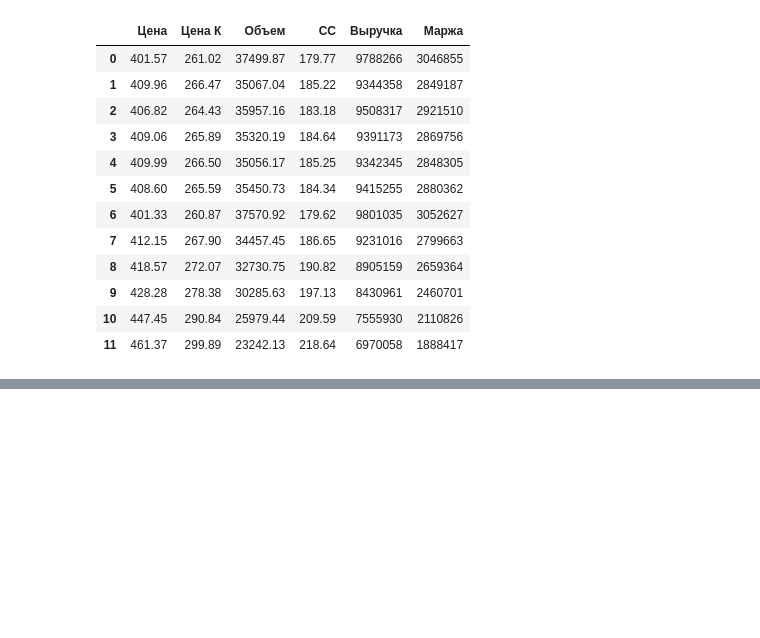
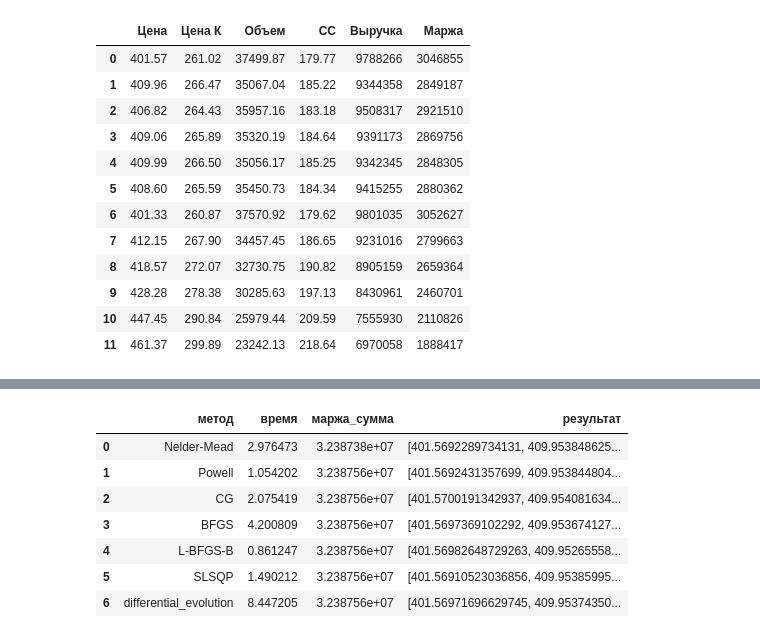
Before and after one commit to budennovsk/Pandas, a Jupyter notebook: optim_project_1.ipynb, the cells around one changed output, grey strips where cells are left out. Drawn from its saved outputs; the diff is of its cells as text; code cells hidden in the pictures; blank space fills up the shorter version.

```diff
--- a/optim_project_1.ipynb
+++ b/optim_project_1.ipynb
@@ -35,11 +95,11 @@ df
 # %%
 import pandas as pd
 import numpy as np
-from scipy.optimize import minimize
+from scipy.optimize import differential_evolution
 
 # Данные для DataFrame
 data = {
-    'Цена': [401.57, 409.96, 406.82, 409.06, 409.99, 408.60, 401.33, 412.15, 418.57, 428.28, 447.45, 461.37],
+    'Цена': [400, 400, 400, 400, 400, 400, 400, 400, 400, 400, 400, 400],
     'СС': [179.77, 185.22, 183.18, 184.64, 185.25, 184.34, 179.62, 186.65, 190.82, 197.13, 209.59, 218.64],
 }
 
@@ -52,14 +112,11 @@ def objective(x):
     df['Маржа_all'] = (np.exp(-df['Цена']*0.008)*931604) * ((df['Цена']*0.65) - df['СС'])
     return -df['Маржа_all'].sum()
 
-# Начальные значения для цен
-x0 = df['Цена'].values
+# Ограничения
+bounds = [(400, 600)] * len(df['Цена'])
 
-# Ограничения
-bounds = [(600, 1000)] * len(x0)
-
-# Оптимизация
-result = minimize(objective, x0, bounds=bounds)
+# Оптимизация с использованием метода differential_evolution
+result = differential_evolution(objective, bounds)
 
 # Обновление цен в DataFrame
 df['Цена'] = result.x
@@ -87,10 +144,12 @@ print(df)
 import pandas as pd
 import numpy as np
 from scipy.optimize import minimize
+from scipy.optimize import differential_evolution
+import time
 
 # Данные для DataFrame
 data = {
-    'Цена': [401.57, 409.96, 406.82, 409.06, 409.99, 408.60, 401.33, 412.15, 418.57, 428.28, 447.45, 461.37],
+    'Цена': [400, 400, 400, 400, 400, 400, 400, 400, 400, 400, 400, 400],
     'СС': [179.77, 185.22, 183.18, 184.64, 185.25, 184.34, 179.62, 186.65, 190.82, 197.13, 209.59, 218.64],
 }
 
@@ -99,9 +158,9 @@ df = pd.DataFrame(data)
 
 # Функция для оптимизации (минимизация отрицательной маржи)
 def objective(x):
-    df['Цена'] = x
-    df['Маржа_all'] = (np.exp(-df['Цена']*0.008)*931604) * ((df['Цена']*0.65) - df['СС'])
-    return -df['Маржа_all'].sum()
+    df['Цена_после_оптимизации'] = x
+    df['Маржа_после_оптимизации'] = (np.exp(-df['Цена_после_оптимизации']*0.008)*931604) * ((df['Цена_после_оптимизации']*0.65) - df['СС'])
+    return -df['Маржа_после_оптимизации'].sum()
 
 # Начальные значения для цен
 x0 = df['Цена'].values
@@ -109,15 +168,47 @@ x0 = df['Цена'].values
 # Ограничения
 bounds = [(400, 600)] * len(x0)
 
-# Оптимизация с использованием метода SLSQP
-result = minimize(objective, x0, method='SLSQP', bounds=bounds)
+# Методы оптимизации
+methods = ['Nelder-Mead', 'Powell', 'CG', 'BFGS', 'L-BFGS-B', 'SLSQP','differential_evolution']
 
-# Обновление цен в DataFrame
-df['Цена'] = result.x
+# Результаты
+results = []
 
-# Пересчет маржи
-df['Маржа_all'] = (np.exp(-df['Цена']*0.008)*931604) * ((df['Цена']*0.65) - df['СС'])
+for method in methods:
+    if method == 'CG':
+        start_time = time.time()
+        result = minimize(objective, x0, method=method)
+        sm =  np.sum((np.exp(-df['Цена_после_оптимизации']*0.008)*931604) * ((df['Цена_после_оптимизации']*0.65) - df['СС']))
+        end_time = time.time()
+        elapsed_time = end_time - start_time
+        results.append({'метод': method, 'время': elapsed_time, 'маржа_сумма': sm,'результат': result.x})
+    elif method == 'BFGS':
+        start_time = time.time()
+        result = minimize(objective, x0, method=method)
+        sm =  np.sum((np.exp(-df['Цена_после_оптимизации']*0.008)*931604) * ((df['Цена_после_оптимизации']*0.65) - df['СС']))
+        end_time = time.time()
+        elapsed_time = end_time - start_time
+        results.append({'метод': method, 'время': elapsed_time,'маржа_сумма': sm, 'результат': result.x})
+    elif method == 'differential_evolution':
+        start_time = time.time()
+        result = differential_evolution(objective, bounds)
+        sm =  np.sum((np.exp(-df['Цена_после_оптимизации']*0.008)*931604) * ((df['Цена_после_оптимизации']*0.65) - df['СС']))
+        end_time = time.time()
+        elapsed_time = end_time - start_time
+        results.append({'метод': method, 'время': elapsed_time, 'маржа_сумма': sm,'результат': result.x})
+
+    else:
+
+        start_time = time.time()
+        result = minimize(objective, x0, method=method, bounds=bounds)
+        sm =  np.sum((np.exp(-df['Цена_после_оптимизации']*0.008)*931604) * ((df['Цена_после_оптимизации']*0.65) - df['СС']))
+        end_time = time.time()
+        elapsed_time = end_time - start_time
+        results.append({'метод': method, 'время': elapsed_time,'маржа_сумма': sm, 'результат': result.x})
+
+# Создание DataFrame с результатами
+res = pd.DataFrame(results)
 
 # Вывод результата
-print(df)
+res
 # %% [output]
@@ -136,0 +215,8 @@ print(df)
+|  | метод | время | маржа_сумма | результат |
+| 0 | Nelder-Mead | 2.976473 | 3.238738e+07 | [401.5692289734131, 409.953848625... |
+| 1 | Powell | 1.054202 | 3.238756e+07 | [401.5692431357699, 409.953844804... |
+| 2 | CG | 2.075419 | 3.238756e+07 | [401.5700191342937, 409.954081634... |
+| 3 | BFGS | 4.200809 | 3.238756e+07 | [401.5697369102292, 409.953674127... |
+| 4 | L-BFGS-B | 0.861247 | 3.238756e+07 | [401.56982648729263, 409.95265558... |
+| 5 | SLSQP | 1.490212 | 3.238756e+07 | [401.56910523036856, 409.95385995... |
+| 6 | differential_evolution | 8.447205 | 3.238756e+07 | [401.56971696629745, 409.95374350... |
```
Also changed, not shown: parts of 4 cells of this notebook.
